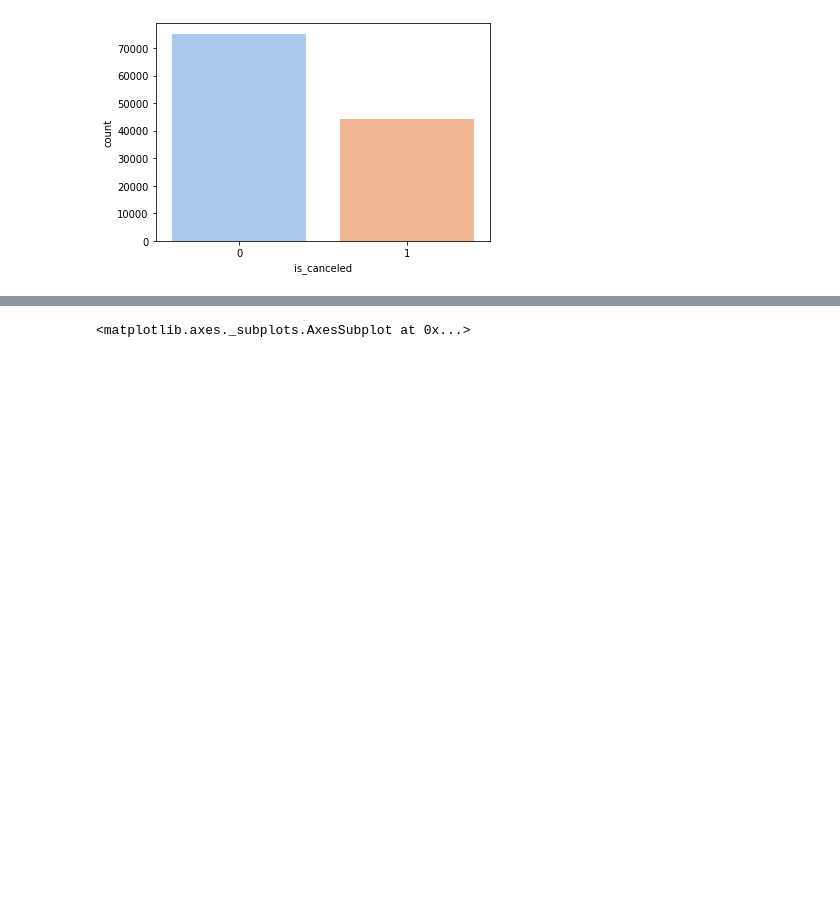
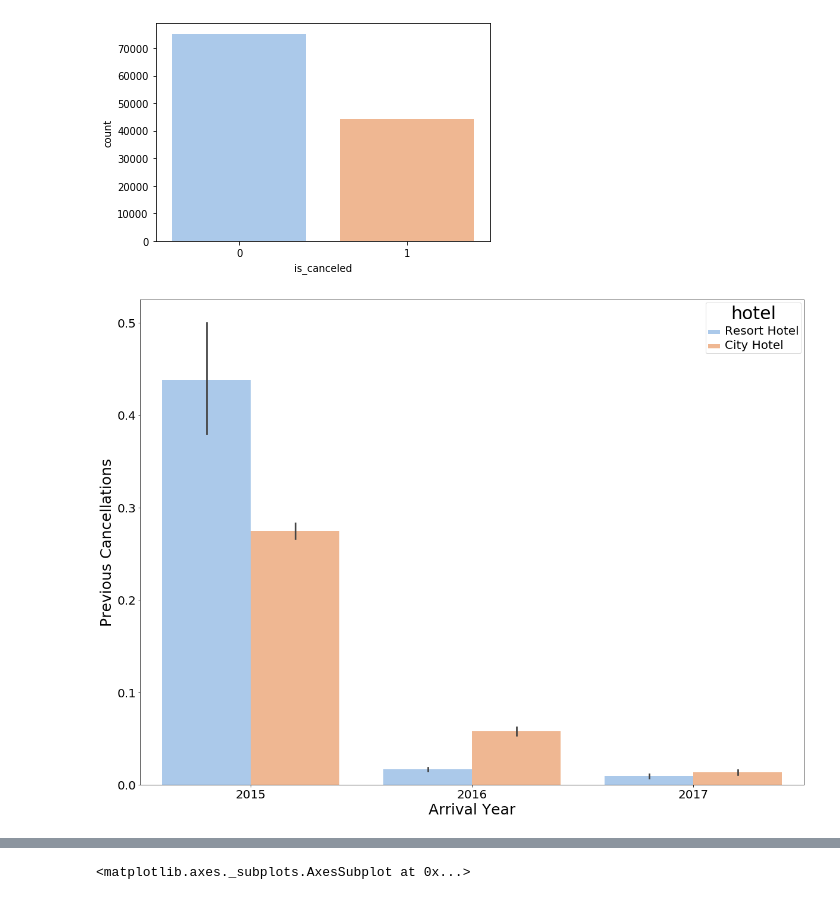
Before and after one commit to LeAmSa/Kaggle-Hotel-Booking, a Jupyter notebook: data_exploration.ipynb, the cells around one changed output, grey strips where cells are left out. Drawn from its saved outputs; the diff is of its cells as text; code cells hidden in the pictures; blank space fills up the shorter version.

Commit message:
add some graphs

```diff
--- a/data_exploration.ipynb
+++ b/data_exploration.ipynb
@@ -98,3 +98,13 @@ sns.countplot(data['is_canceled'], palette='pastel')
 # %% [output]
 <matplotlib.axes._subplots.AxesSubplot at 0x...>
 [figure]
+# %%
+plt.figure(figsize=(20,15))
+plot = sns.barplot(data['arrival_date_year'], data['previous_cancellations'], hue=data['hotel'], palette='pastel')
+plot.set_xlabel("Arrival Year", fontsize=25)
+plot.set_ylabel("Previous Cancellations", fontsize=25)
+plt.setp(plot.get_legend().get_title(), fontsize='30') # for hue legend title
+plt.setp(plot.get_legend().get_texts(), fontsize='20') # for hue legend text
+plot.tick_params(labelsize=20) #for size of labels x and y
+# %% [output]
+[figure, added]
```
Also changed, not shown: parts of 3 cells of this notebook.
